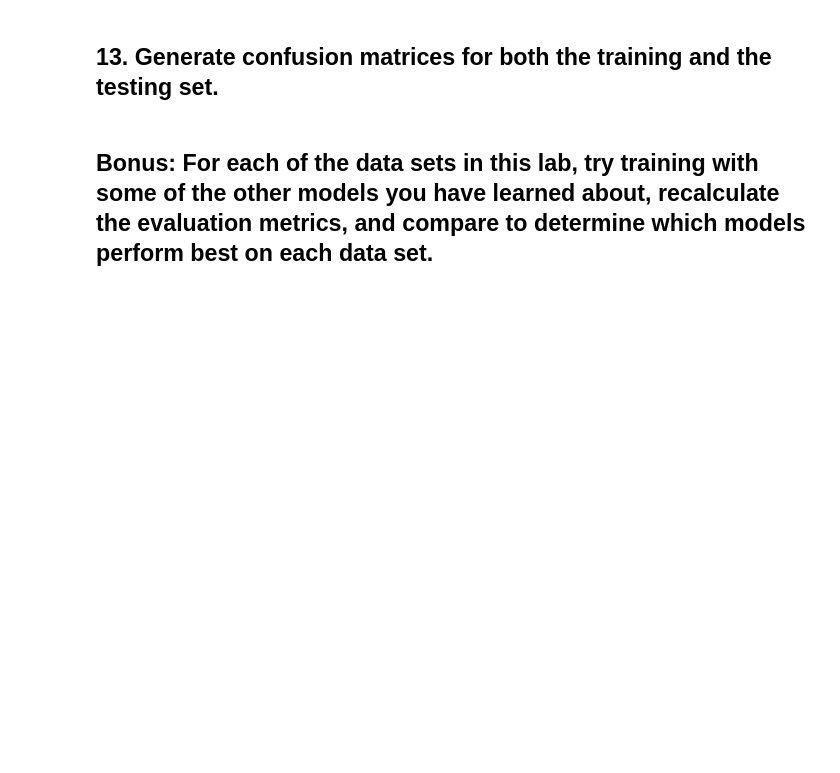
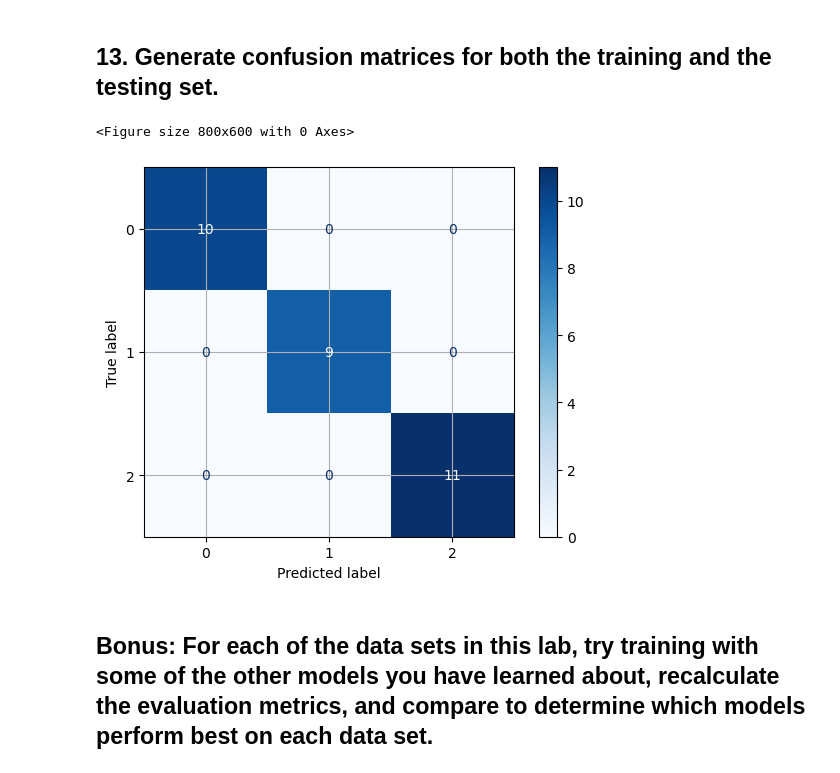
Before and after one commit to DCTrading24/lab-supervised-learning-model-evaluation-en, a Jupyter notebook: your-code/main.ipynb, the cells around one changed output. Drawn from its saved outputs; the diff is of its cells as text; code cells hidden in the pictures; blank space fills up the shorter version.

```diff
--- a/your-code/main.ipynb
+++ b/your-code/main.ipynb
@@ -218,2 +241,8 @@ The `class` field represents the type of flower and is the target variable that
+# %%
+# Your code here :
+X = df
+y = data.target
+
+X_train, X_test, y_train, y_test = train_test_split(X, y, test_size=0.2, random_state=42)
 # %% [markdown]
 ## 7. Train a `LogisticRegression` model on this data set and generate predictions on both the training and the testing set.
@@ -221,0 +249,7 @@ The `class` field represents the type of flower and is the target variable that
+# %%
+# Your code here :
+model = LogisticRegression()
+model.fit(X_train, y_train)
+
+predictions = model.predict(X_test)
+print(f'30% for test prediction data: {len(predictions)}.')
@@ -246,3 +320,15 @@ The `class` field represents the type of flower and is the target variable that
+# %%
+# Your code here :
+
+cm = confusion_matrix(y_test, predictions)
+disp = ConfusionMatrixDisplay(confusion_matrix=cm)
+plt.figure(figsize=(8, 6))
+disp.plot(cmap='Blues')
+plt.grid(True)
+plt.show()
+# %% [output]
+<Figure size 800x600 with 0 Axes>
+[figure, added]
 # %% [markdown]
 ## Bonus: For each of the data sets in this lab, try training with some of the other models you have learned about, recalculate the evaluation metrics, and compare to determine which models perform best on each data set.
 # %%
```
Also changed, not shown: parts of 14 cells of this notebook, 1 other file.
